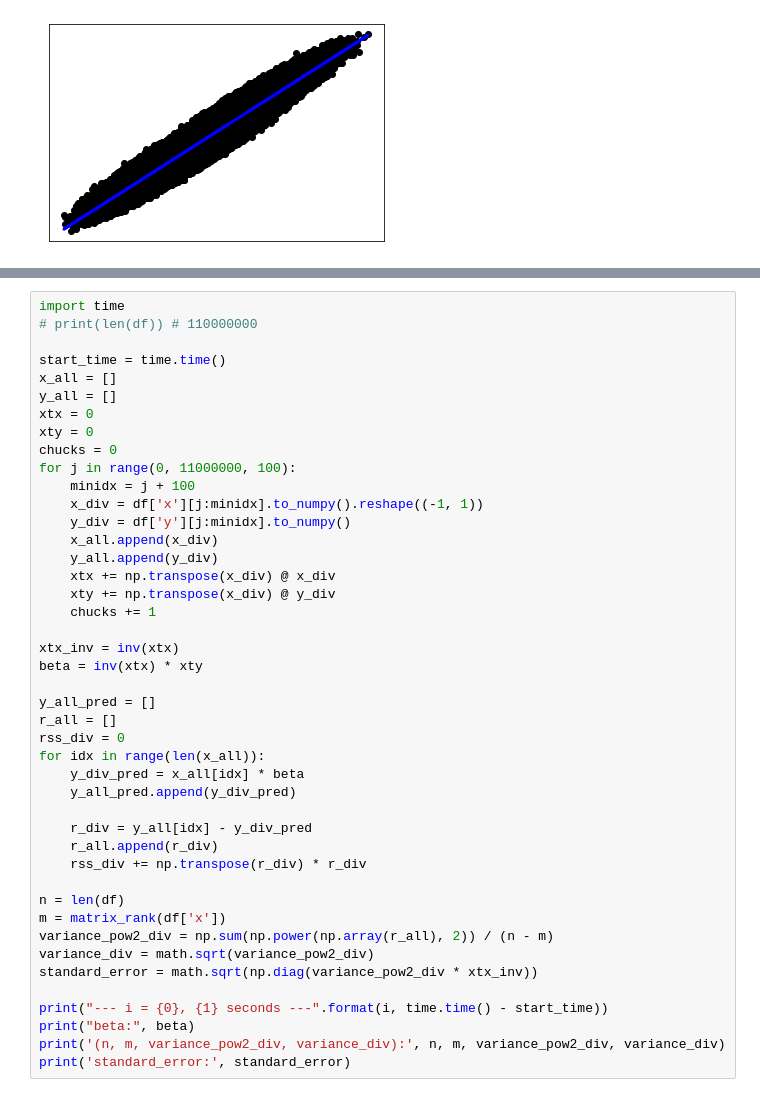
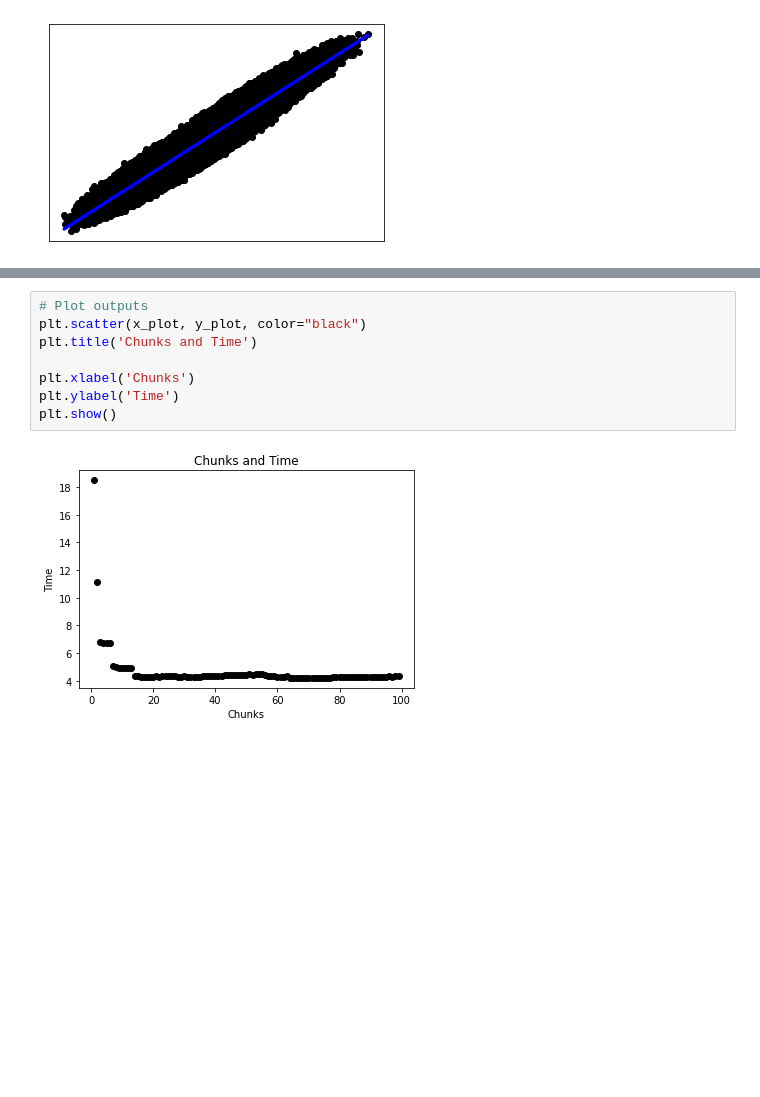
Before and after one commit to BalinLin/MBD, a Jupyter notebook: Excercise1/Excercise_1.ipynb, the cells around one changed output, grey strips where cells are left out. Saved outputs shown, nothing was run; the diff lists cells and outputs as text; blank space fills up the shorter version.

```diff
--- a/Excercise1/Excercise_1.ipynb
+++ b/Excercise1/Excercise_1.ipynb
@@ -221,44 +262,10 @@ standard_error: 0.00025708693908823324
-# %%
-import time
-# print(len(df)) # 110000000
-
-start_time = time.time()
-x_all = []
-y_all = []
-xtx = 0
-xty = 0
-chucks = 0
-for j in range(0, 11000000, 100):
-    minidx = j + 100
-    x_div = df['x'][j:minidx].to_numpy().reshape((-1, 1))
-    y_div = df['y'][j:minidx].to_numpy()
-    x_all.append(x_div)
-    y_all.append(y_div)
-    xtx += np.transpose(x_div) @ x_div
-    xty += np.transpose(x_div) @ y_div
-    chucks += 1
-
-xtx_inv = inv(xtx)
-beta = inv(xtx) * xty
-
-y_all_pred = []
-r_all = []
-rss_div = 0
-for idx in range(len(x_all)):
-    y_div_pred = x_all[idx] * beta
-    y_all_pred.append(y_div_pred)
-
-    r_div = y_all[idx] - y_div_pred
-    r_all.append(r_div)
-    rss_div += np.transpose(r_div) * r_div
-
-n = len(df)
-m = matrix_rank(df['x'])
-variance_pow2_div = np.sum(np.power(np.array(r_all), 2)) / (n - m)
-variance_div = math.sqrt(variance_pow2_div)
-standard_error = math.sqrt(np.diag(variance_pow2_div * xtx_inv))
-
-print("--- i = {0}, {1} seconds ---".format(i, time.time() - start_time))
-print("beta:", beta)
-print('(n, m, variance_pow2_div, variance_div):', n, m, variance_pow2_div, variance_div)
-print('standard_error:', standard_error)
+# %%
+# Plot outputs
+plt.scatter(x_plot, y_plot, color="black")
+plt.title('Chunks and Time')
+
+plt.xlabel('Chunks')
+plt.ylabel('Time')
+plt.show()
+# %% [output]
+[figure, added]
```
Also changed, not shown: parts of 2 cells of this notebook, 1 other file.
